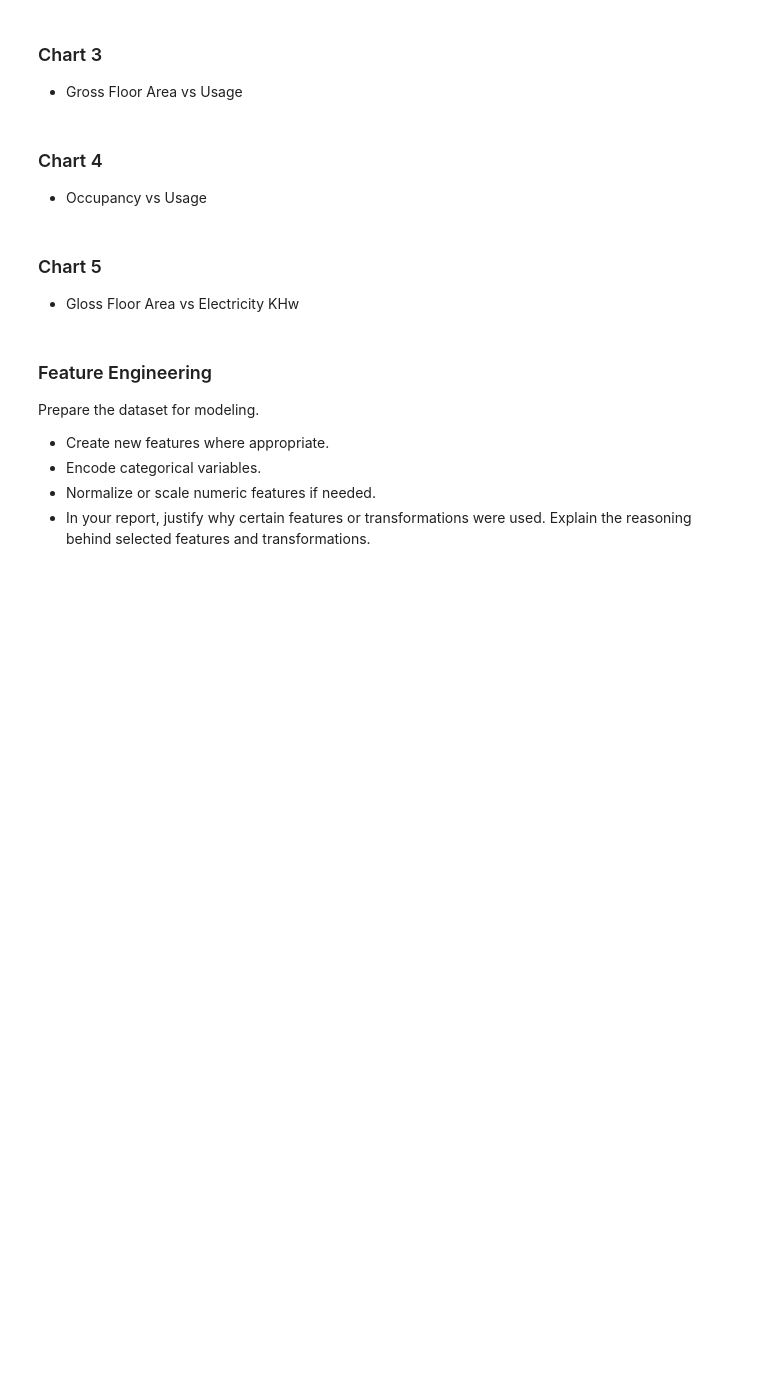
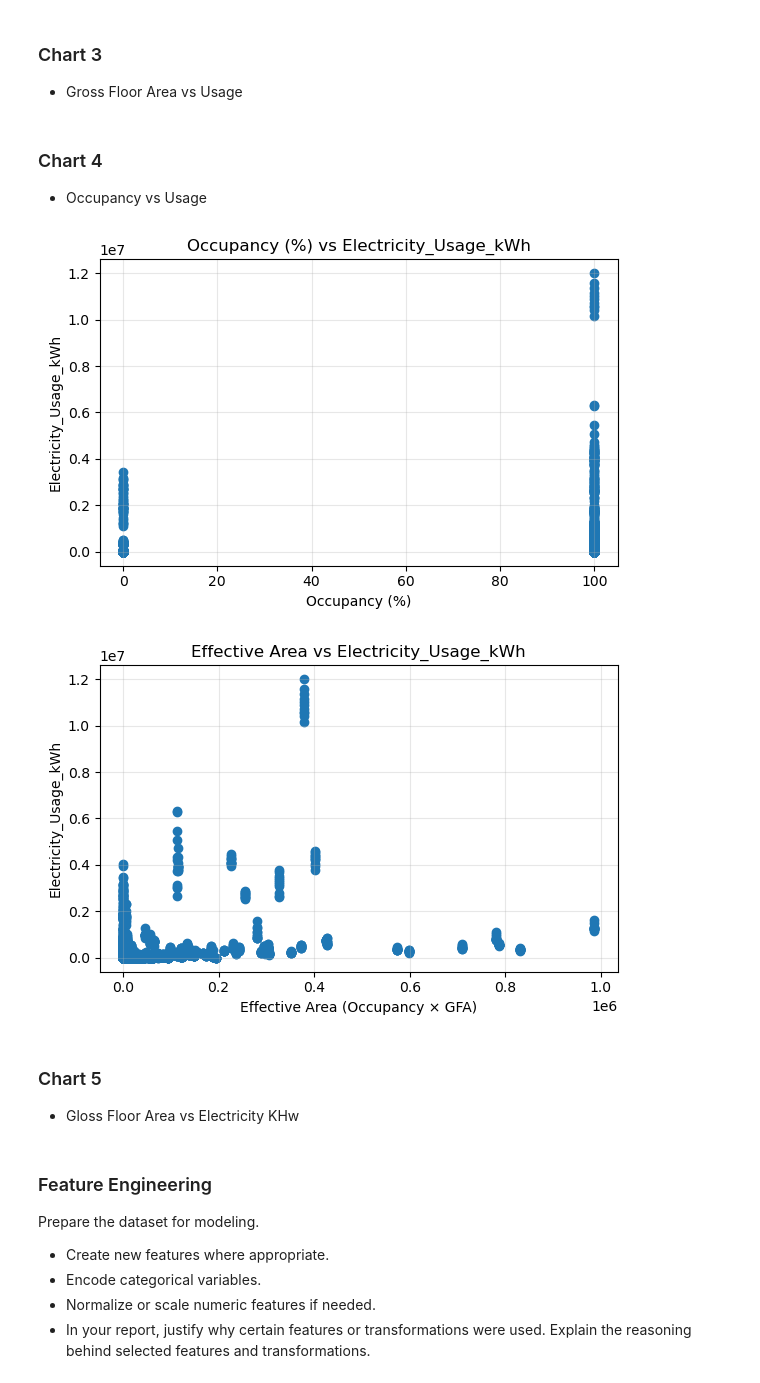
Before and after one commit to JorgeRPMHS/Project, a Jupyter notebook: CPSC_610-Group 6.ipynb, the cells around one changed output. Cells and saved outputs as stored; diff of their text form; code cells hidden in the pictures; blank space fills up the shorter version.

```diff
--- a/CPSC_610-Group 6.ipynb
+++ b/CPSC_610-Group 6.ipynb
@@ -719,6 +710,29 @@ sns.pairplot(
 # %% [markdown]
 ### Chart 4
 * Occupancy vs Usage
+# %%
+df_merged["Effective_Area"] = (df_merged["Occupancy (%)"] / 100) * df_merged["Gross_Floor_Area_sqft"]
+
+plt.figure(figsize=(6,4))
+plt.scatter(df_merged["Occupancy (%)"], df_merged["Electricity_Usage_kWh"])
+plt.xlabel("Occupancy (%)")
+plt.ylabel("Electricity_Usage_kWh")
+plt.title("Occupancy (%) vs Electricity_Usage_kWh")
+plt.grid(True, alpha=0.3)
+plt.tight_layout()
+plt.show()
+
+plt.figure(figsize=(6,4))
+plt.scatter(df_merged["Effective_Area"], df_merged["Electricity_Usage_kWh"])
+plt.xlabel("Effective Area (Occupancy × GFA)")
+plt.ylabel("Electricity_Usage_kWh")
+plt.title("Effective Area vs Electricity_Usage_kWh")
+plt.grid(True, alpha=0.3)
+plt.tight_layout()
+plt.show()
+# %% [output]
+[figure, added]
+[figure, added]
 # %% [markdown]
 ### Chart 5
 * Gloss Floor Area vs Electricity KHw
```
Also changed, not shown: parts of 14 cells of this notebook.
